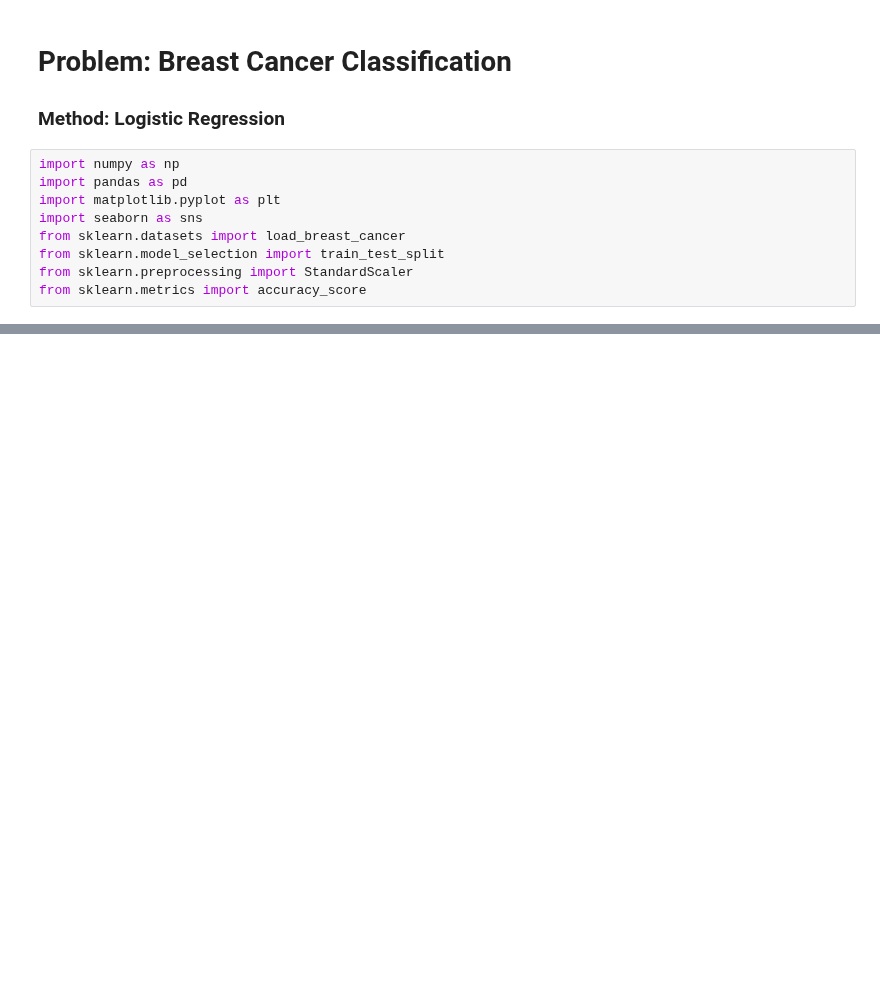
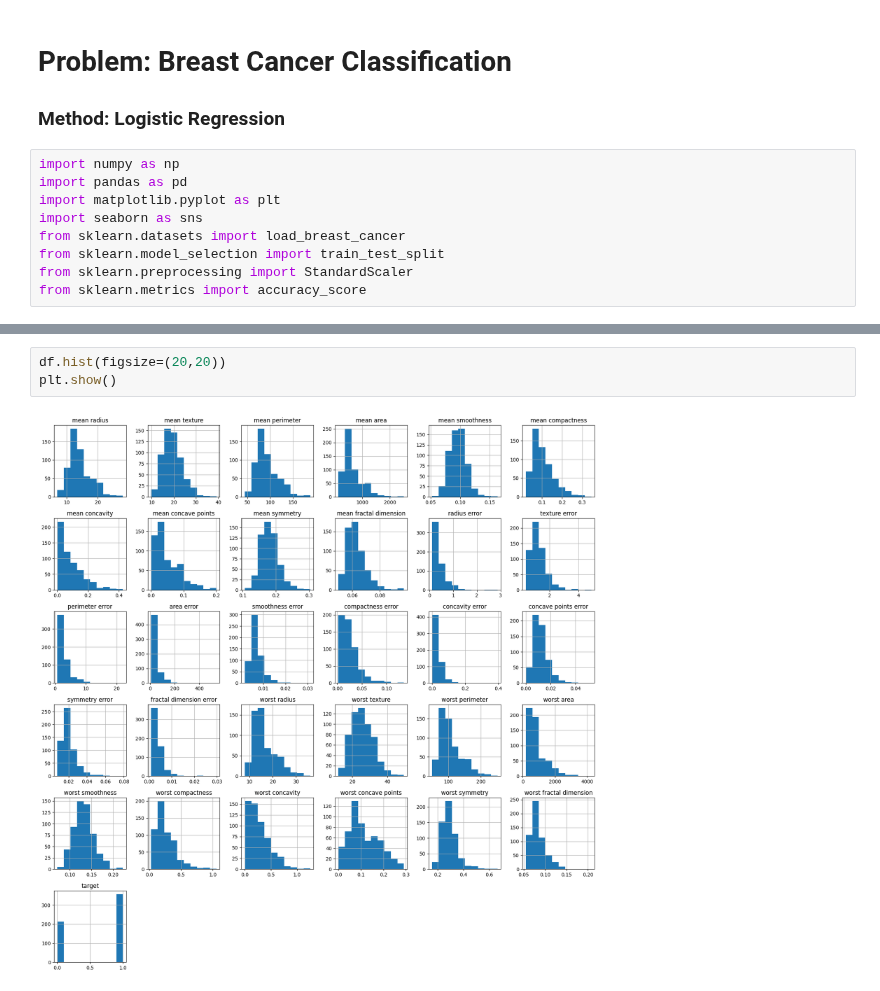
Before and after one commit to giraydorukyurt7/Data_Science-And-Artificial_Intelligence-Journeys, a Jupyter notebook: Machine_Learning/Applications/Breast_Cancer_Classification_logistic_regression/breast_cancer_classification_classification_logistic_regression.ipynb, the cells around one changed output, grey strips where cells are left out. Cells and saved outputs as stored; diff of their text form; blank space fills up the shorter version.

```diff
--- a/Machine_Learning/Applications/Breast_Cancer_Classification_logistic_regression/breast_cancer_classification_classification_logistic_regression.ipynb
+++ b/Machine_Learning/Applications/Breast_Cancer_Classification_logistic_regression/breast_cancer_classification_classification_logistic_regression.ipynb
@@ -28,0 +70,5 @@ df.head()
+# %%
+df.hist(figsize=(20,20))
+plt.show()
+# %% [output]
+[figure, added]
```
Also changed, not shown: parts of 15 cells of this notebook.
